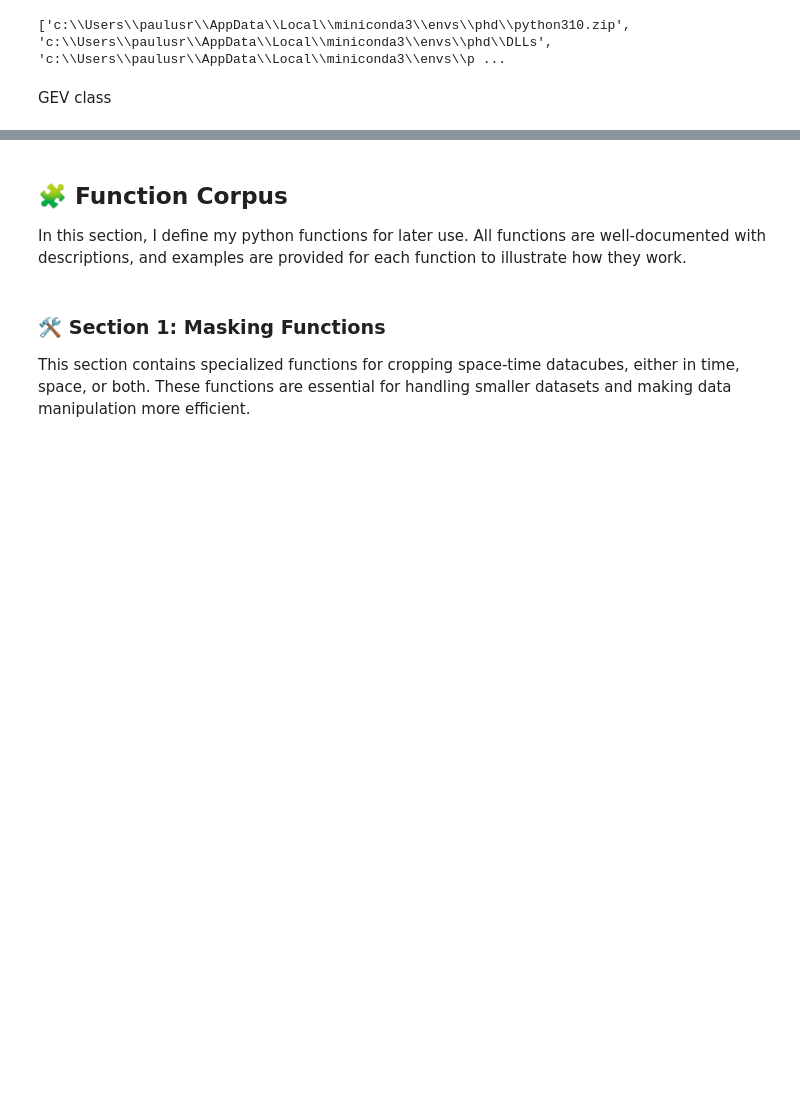
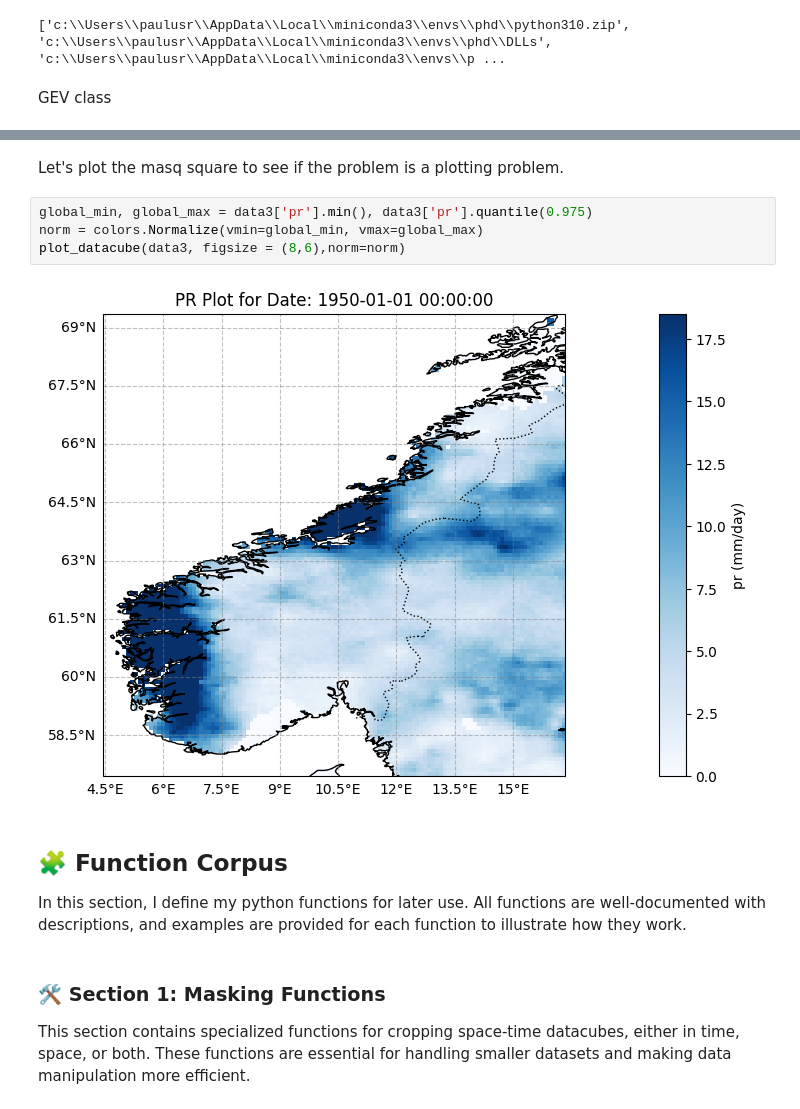
Before and after one commit to RPGSynth/EVT_Univariate, a Jupyter notebook: Exploration/main.ipynb, the cells around one changed output, grey strips where cells are left out. Cells and saved outputs as stored; diff of their text form; blank space fills up the shorter version.

```diff
--- a/Exploration/main.ipynb
+++ b/Exploration/main.ipynb
@@ -103,3 +131,11 @@ Notes: *** p<0.001, ** p<0.01, * p<0.05
+# %% [markdown]
+Let's plot the masq square to see if the problem is a plotting problem.
+# %%
+global_min, global_max = data3['pr'].min(), data3['pr'].quantile(0.975)
+norm = colors.Normalize(vmin=global_min, vmax=global_max)
+plot_datacube(data3, figsize = (8,6),norm=norm)
+# %% [output]
+[figure, added]
 # %% [markdown]
 ## 🧩 Function Corpus
 
```
Also changed, not shown: parts of 7 cells of this notebook.
